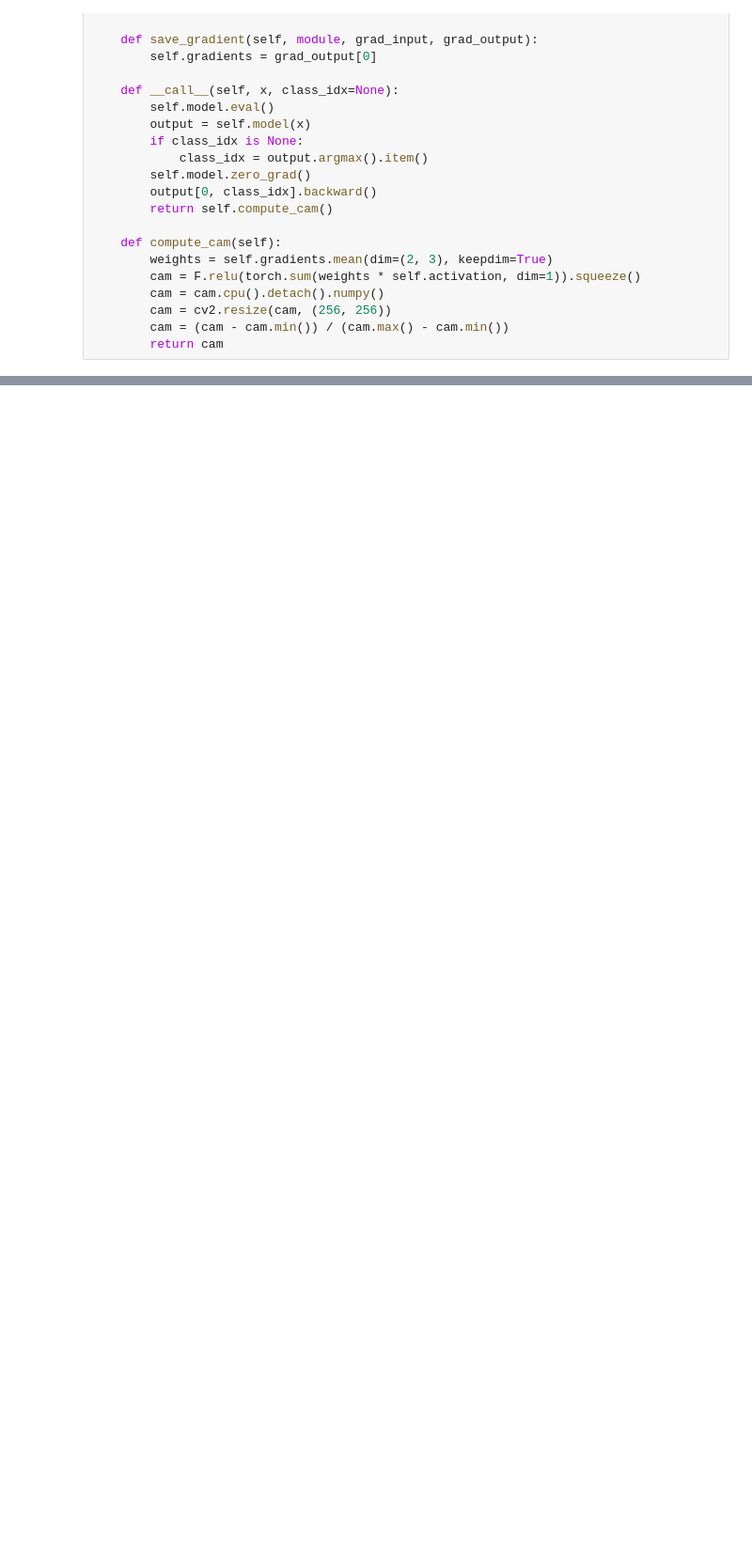
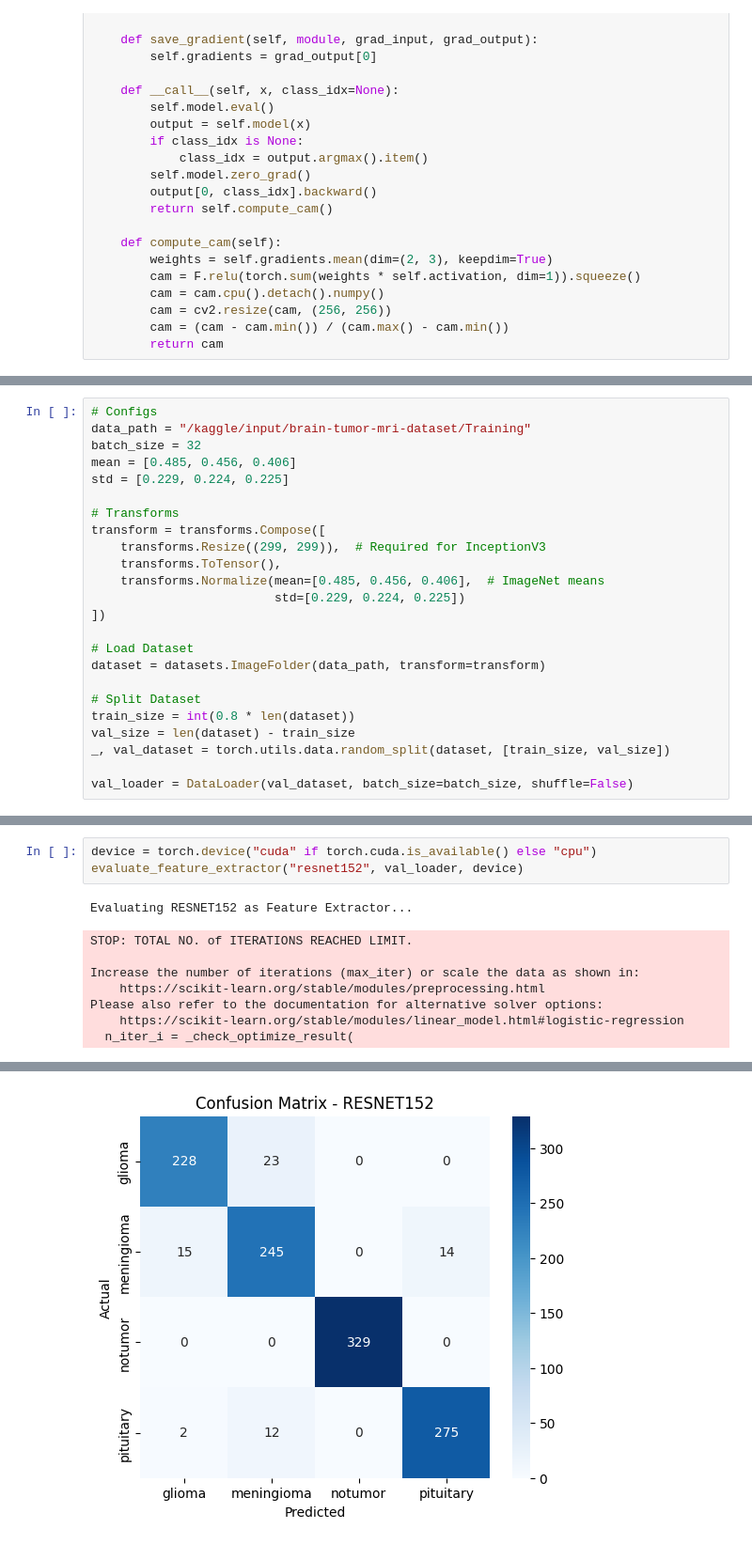
Before and after one commit to KarthikeyanChintala999/Brain_Tumor_U-Net_XAI, a Jupyter notebook: ssnrp-subm-xai.ipynb, the cells around one changed output, grey strips where cells are left out. Shown at 94% size. Saved outputs shown, nothing was run; the diff lists cells and outputs as text; blank space fills up the shorter version.

Commit message:
Kaggle Notebook | SSNRP_SUBM_XAI | IVP_Project

```diff
--- a/ssnrp-subm-xai.ipynb
+++ b/ssnrp-subm-xai.ipynb
@@ -512,0 +981,24 @@ class GradCAM:
+# %%
+# Configs
+data_path = "/kaggle/input/brain-tumor-mri-dataset/Training"
+batch_size = 32
+mean = [0.485, 0.456, 0.406]
+std = [0.229, 0.224, 0.225]
+
+# Transforms
+transform = transforms.Compose([
+    transforms.Resize((299, 299)),  # Required for InceptionV3
+    transforms.ToTensor(),
+    transforms.Normalize(mean=[0.485, 0.456, 0.406],  # ImageNet means
+                         std=[0.229, 0.224, 0.225])
+])
+
+# Load Dataset
+dataset = datasets.ImageFolder(data_path, transform=transform)
+
+# Split Dataset
+train_size = int(0.8 * len(dataset))
+val_size = len(dataset) - train_size
+_, val_dataset = torch.utils.data.random_split(dataset, [train_size, val_size])
+
+val_loader = DataLoader(val_dataset, batch_size=batch_size, shuffle=False)
@@ -512,0 +1086,12 @@ class GradCAM:
+# %%
+device = torch.device("cuda" if torch.cuda.is_available() else "cpu")
+evaluate_feature_extractor("resnet152", val_loader, device)
+# %% [output]
+Evaluating RESNET152 as Feature Extractor...
+STOP: TOTAL NO. of ITERATIONS REACHED LIMIT.
+
+Increase the number of iterations (max_iter) or scale the data as shown in:
+    https://scikit-learn.org/stable/modules/preprocessing.html
+Please also refer to the documentation for alternative solver options:
+    https://scikit-learn.org/stable/modules/linear_model.html#logistic-regression
+  n_iter_i = _check_optimize_result(
@@ -512,0 +1109 @@ class GradCAM:
+[figure, added]
```
Also changed, not shown: parts of 38 cells of this notebook.
